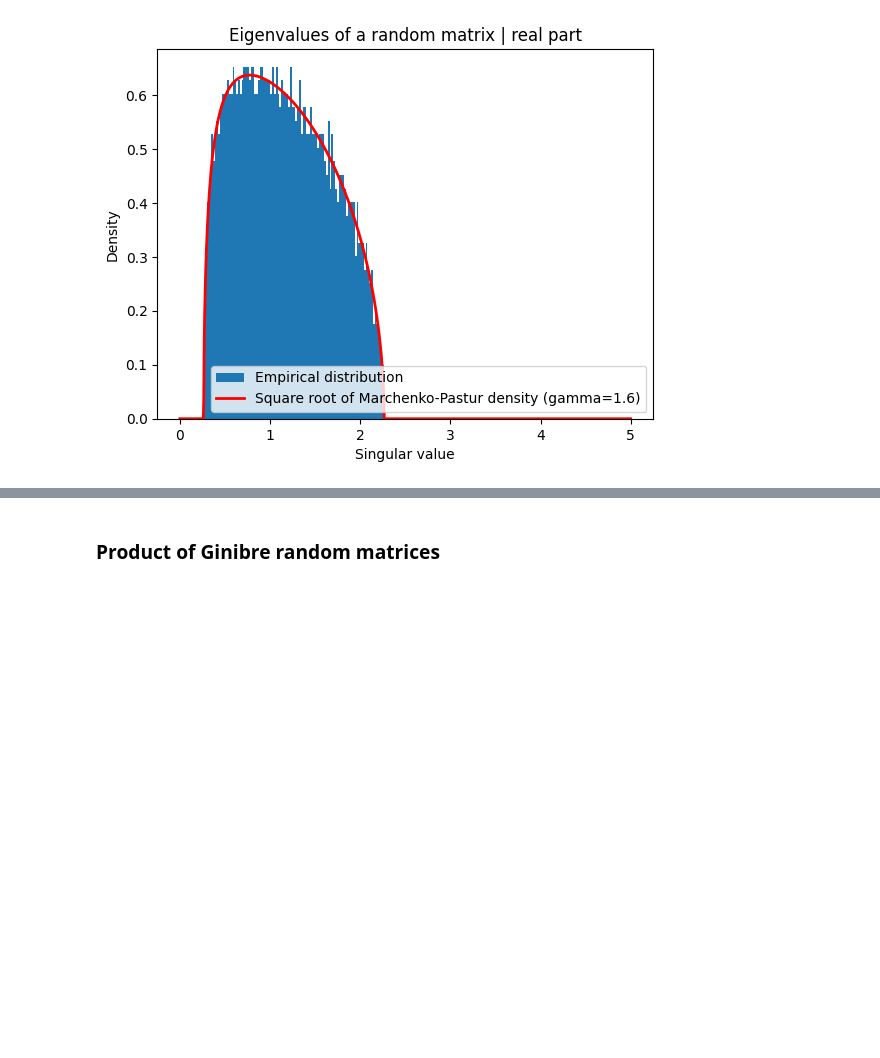
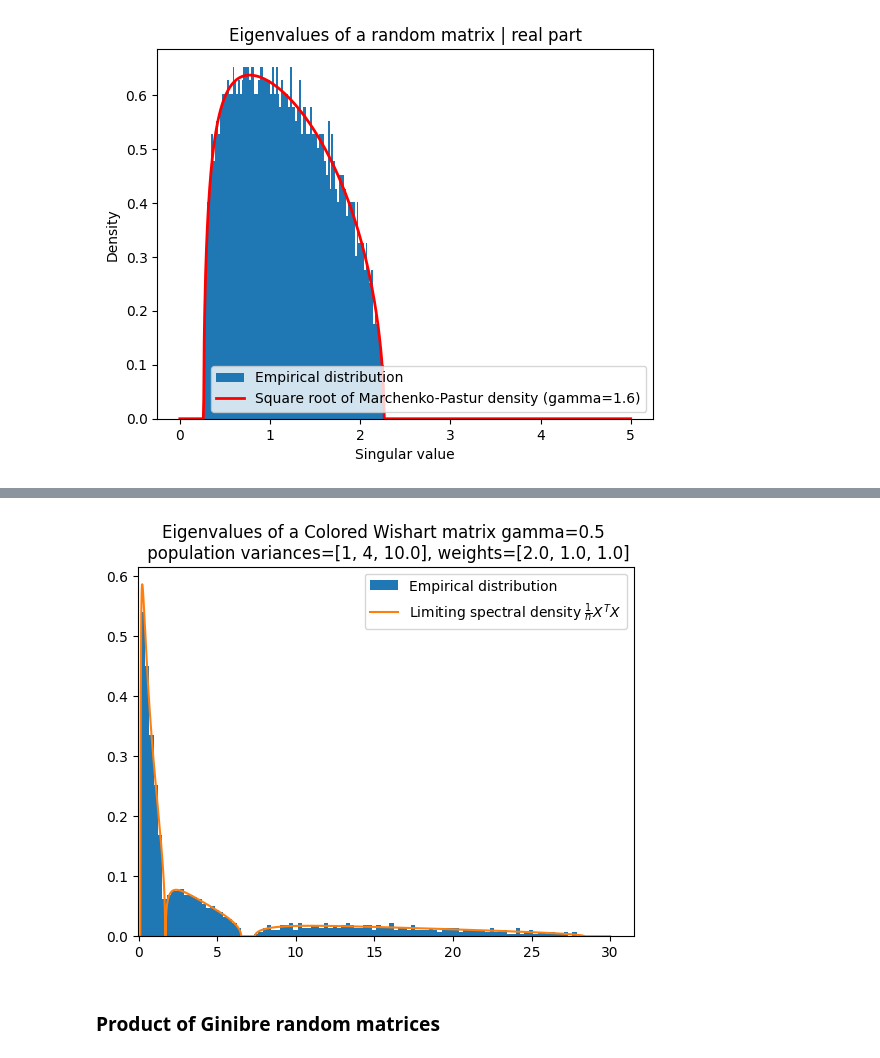
Before and after one commit to Animadversio/SpectralDistrODE, a Jupyter notebook: notebooks/demo_RMT_law.ipynb, the cells around one changed output, grey strips where cells are left out. Saved outputs shown, nothing was run; the diff lists cells and outputs as text; code cells hidden in the pictures; blank space fills up the shorter version.

```diff
--- a/notebooks/demo_RMT_law.ipynb
+++ b/notebooks/demo_RMT_law.ipynb
@@ -227,3 +325,24 @@ plt.show()
+# %%
+n = 2000
+gamma = 0.5
+p = int(n * gamma)
+X = np.random.randn(n, p)
+X[:, :p//4] *= np.sqrt(15)
+X[:, p//4:p//2] *= np.sqrt(4)
+X[:, p//2:] *= np.sqrt(1)
+G = X.T @ X / n
+eigvals = np.linalg.eigvalsh(G)
+
+plt.hist(eigvals, bins=100, density=True, label="Empirical distribution")
+grid_x = np.linspace(0.01, 30, 2000)
+density, dual_density = compute_colored_wishart_density(grid_x, gamma, taus=[1, 4, 15.0], weights=[2.0, 1.0, 1.0])
+plt.plot(grid_x, density, label='Limiting spectral density $\\frac{1}{n} X^TX$')
+plt.legend()
+plt.xlim(-0.05, None)
+plt.title(f"Eigenvalues of a Colored Wishart matrix gamma={gamma} \n population variances=[1, 4, 10.0], weights=[2.0, 1.0, 1.0]")
+plt.show()
+# %% [output]
+[figure, added]
 # %% [markdown]
 ### Product of Ginibre random matrices
 # %% [markdown]
```
Also changed, not shown: parts of 21 cells of this notebook.
